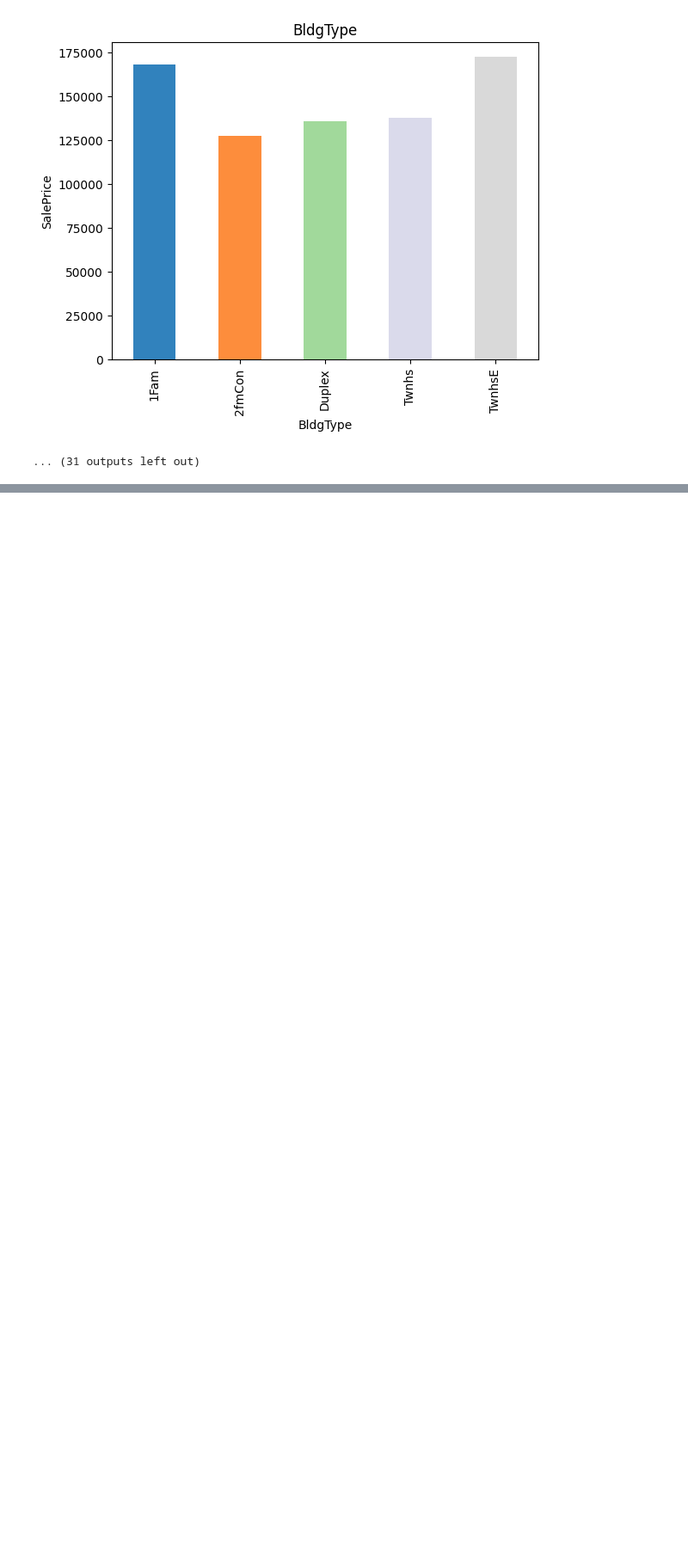
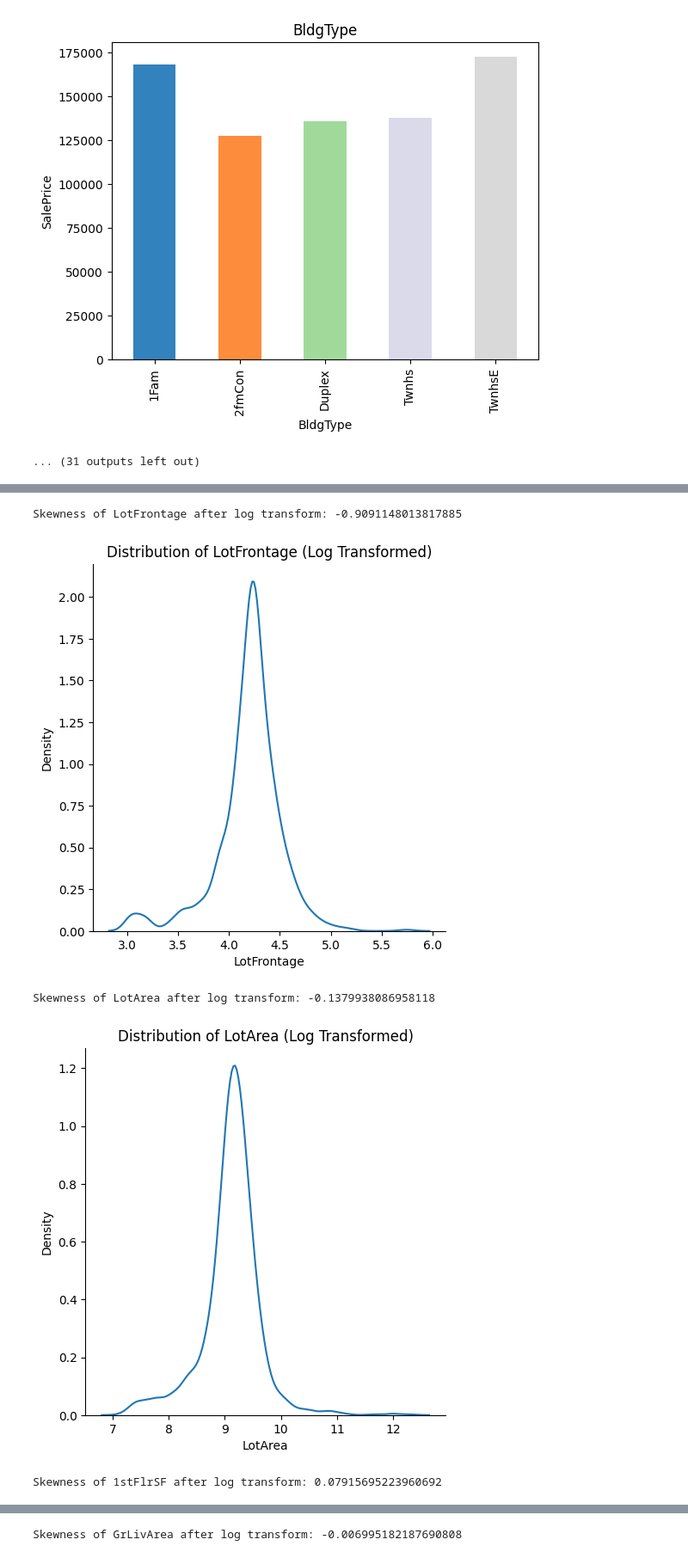
Before and after one commit to Jayasuryan0821/House-Price-Prediction, a Jupyter notebook: Final/eda.ipynb, the cells around one changed output, grey strips where cells are left out. Shown at 86% size. Cells and saved outputs as stored; diff of their text form; code cells hidden in the pictures; blank space fills up the shorter version.

```diff
--- a/Final/eda.ipynb
+++ b/Final/eda.ipynb
@@ -355,0 +435,6 @@ for feature in cat_features:
+# %%
+nan_num_features = []
+for feature in num_features:
+    if data[feature].isnull().sum() > 1:
+        nan_num_features.append(feature)
+        print(f"{feature} missing values:{np.round(data[feature].isnull().mean(),4)} %")
@@ -355,0 +447,7 @@ for feature in cat_features:
+# %%
+for feature in nan_num_features:
+    median_val = data[feature].median()
+    data[feature + 'nan'] = np.where(data[feature].isnull(),1,0)
+    data[feature] = data[feature].fillna(median_val)
+
+data[nan_num_features].isnull().sum()
@@ -355,0 +482,5 @@ for feature in cat_features:
+# %%
+for feature in ['YearBuilt','YearRemodAdd','GarageYrBlt']:
+    data[feature] = data['YrSold']-data[feature]
+
+data.head()
@@ -355,0 +508,4 @@ for feature in cat_features:
+# %%
+data_1 = data.copy()
+for feature in cont_features:
+    print(f"Skewness of {feature}: {data_1[feature].skew()}")
@@ -355,0 +529,18 @@ for feature in cat_features:
+# %%
+data_1 = data.copy()
+for feature in cont_features:
+    if 0 in data_1[feature].unique():
+        continue
+    data_1[feature] = np.log(data_1[feature])
+    print(f"Skewness of {feature} after log transform: {data_1[feature].skew()}")
+    sns.displot(data_1[feature],kind='kde')
+    plt.title(f"Distribution of {feature} (Log Transformed)")
+    plt.xlabel(feature)
+    plt.ylabel('Density')
+    plt.show()
+# %% [output]
+Skewness of LotFrontage after log transform: -0.9091148013817885
+[figure, added]
+Skewness of LotArea after log transform: -0.1379938086958118
+[figure, added]
+Skewness of 1stFlrSF after log transform: 0.07915695223960692
@@ -355,0 +548 @@ for feature in cat_features:
+Skewness of GrLivArea after log transform: -0.006995182187690808
```
Also changed, not shown: parts of 30 cells of this notebook, 1 other file.
